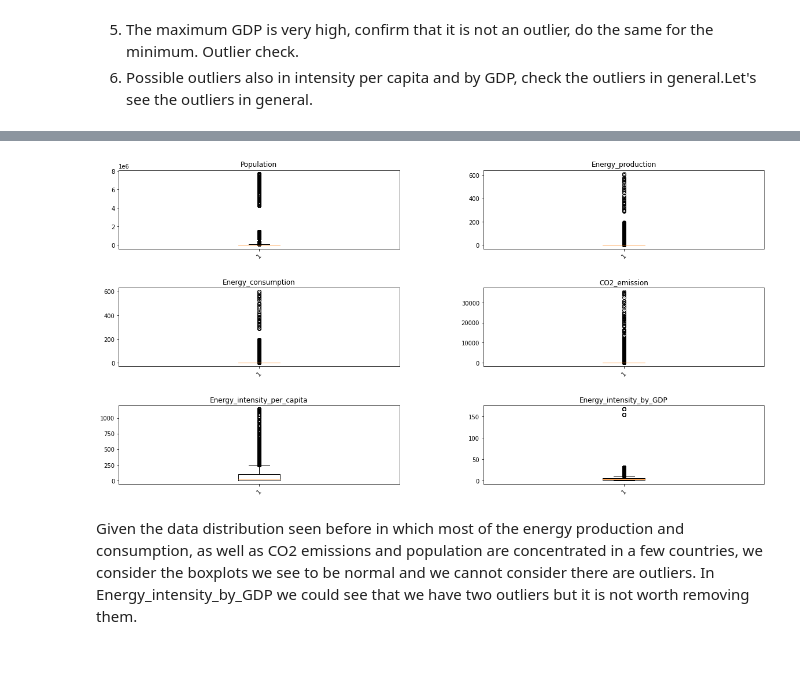
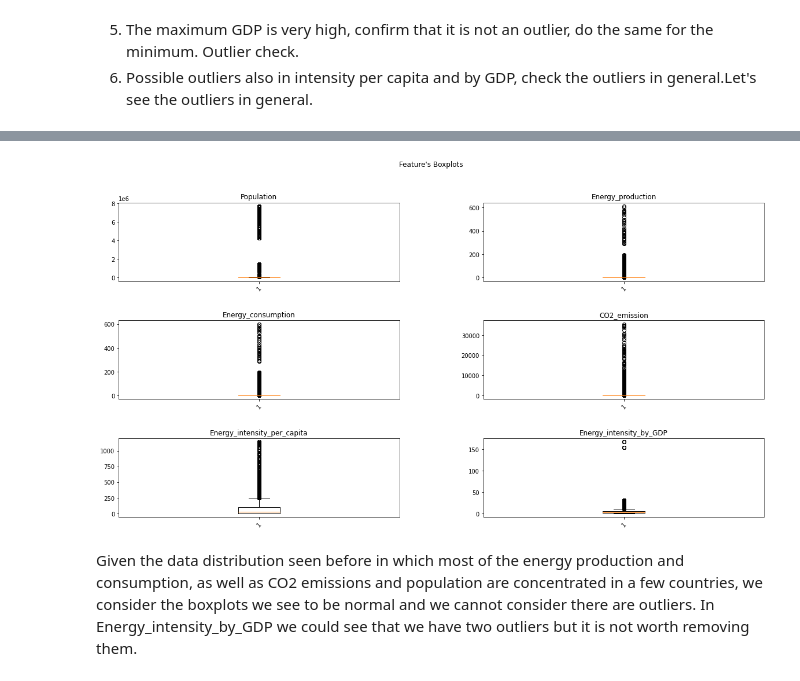
Before and after one commit to fersaol/co2_Exploratory_Data_Analysis, a Jupyter notebook: src/notebooks/c02.ipynb, the cells around one changed output, grey strips where cells are left out. Cells and saved outputs as stored; diff of their text form; code cells hidden in the pictures.

```diff
--- a/src/notebooks/c02.ipynb
+++ b/src/notebooks/c02.ipynb
@@ -778,17 +778,18 @@ df_continuas.head(2)
 # %%
 columnas = df_continuas.columns[1:]
 
 fig = plt.figure(figsize=(20,10))
 fig.subplots_adjust(hspace=0.5, wspace=0.3)
 
 for i in range(len(columnas)):
     pos = columnas[i]
     ax = fig.add_subplot(3,2,i+1)
     plt.boxplot(df_continuas[pos])
+    plt.suptitle("Feature's Boxplots")
     plt.title(pos)
     plt.xticks(rotation=45)
 # %% [output]
-[figure, old version]
+[figure, new version]
 # %% [markdown]
 Given the data distribution seen before in which most of the energy production and consumption, as well as CO2 emissions and population are concentrated in a few countries, we consider the boxplots we see to be normal and we cannot consider there are outliers. In Energy_intensity_by_GDP we could see that we have two outliers but it is not worth removing them.
 # %%
```
Also changed, not shown: parts of 22 cells of this notebook.
